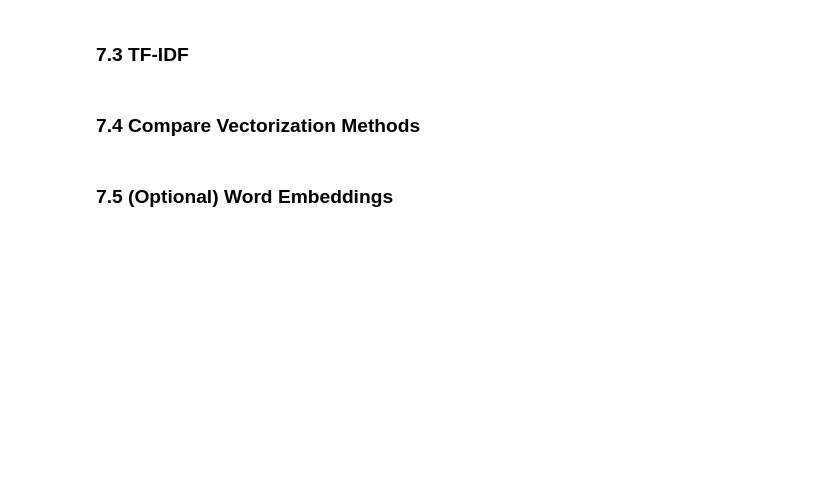
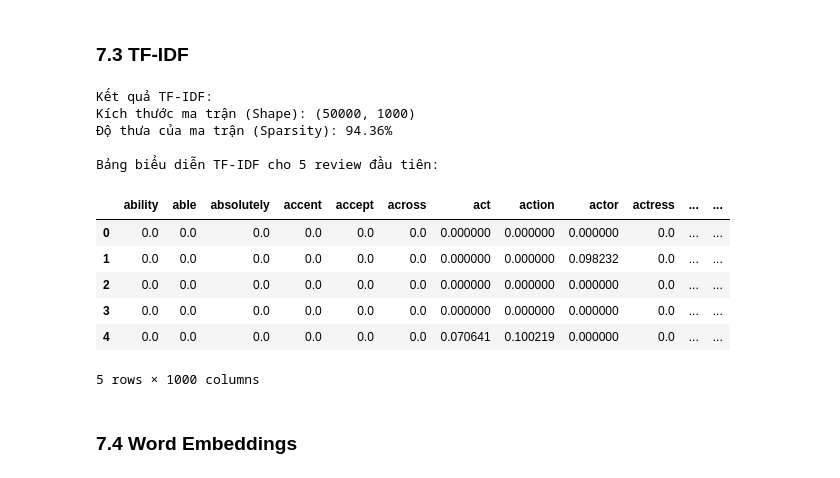
Before and after one commit to callmezuy/hcmus-data-mining--preprocessing, a Jupyter notebook: notebooks/03_text_preprocessing.ipynb, the cells around one changed output. Cells and saved outputs as stored; diff of their text form; code cells hidden in the pictures; blank space fills up the shorter version.

```diff
--- a/notebooks/03_text_preprocessing.ipynb
+++ b/notebooks/03_text_preprocessing.ipynb
@@ -440,29 +578,37 @@ for word in test_words:
 # %% [markdown]
 ### 7.3 TF-IDF
 # %%
-# Giải thích: Áp dụng TF-IDF vectorization
+tfidf_vectorizer = TfidfVectorizer(
+    max_features=1000,
+    ngram_range=(1, 2),
+    min_df=2,
+    max_df=0.8
+)
 
-# Create TF-IDF vectorizer
-# tfidf_vectorizer = TfidfVectorizer(
-#     max_features=1000,
-#     ngram_range=(1, 2),  # Unigrams and bigrams
-#     min_df=2,  # Ignore terms appearing in less than 2 documents
-#     max_df=0.8  # Ignore terms appearing in more than 80% of documents
-# )
+tfidf_matrix = tfidf_vectorizer.fit_transform(df['text_processed'])
 
-# Fit and transform
-# tfidf_matrix = tfidf_vectorizer.fit_transform(df['text_processed'])
+print("Kết quả TF-IDF:")
+print(f"Kích thước ma trận (Shape): {tfidf_matrix.shape}")
+print(f"Độ thưa của ma trận (Sparsity): {(1 - (tfidf_matrix.nnz / (tfidf_matrix.shape[0] * tfidf_matrix.shape[1])))*100:.2f}%")
 
-# print("TF-IDF:")
-# print(f"Shape: {tfidf_matrix.shape}")
-# print(f"Sparsity: {(1 - (tfidf_matrix.nnz / (tfidf_matrix.shape[0] * tfidf_matrix.shape[1])))*100:.2f}%")
-
-# Convert to DataFrame
-# tfidf_df = pd.DataFrame(
-#     tfidf_matrix.toarray(),
-#     columns=tfidf_vectorizer.get_feature_names_out()
-# )
-# print("\nSample TF-IDF representation:")
-# tfidf_df.head()
+tfidf_df = pd.DataFrame(
+    tfidf_matrix[:5].toarray(),
+    columns=tfidf_vectorizer.get_feature_names_out()
+)
+print("\nBảng biểu diễn TF-IDF cho 5 review đầu tiên:")
+display(tfidf_df.head())
+# %% [output]
+Kết quả TF-IDF:
+Kích thước ma trận (Shape): (50000, 1000)
+Độ thưa của ma trận (Sparsity): 94.36%
+
+Bảng biểu diễn TF-IDF cho 5 review đầu tiên:
+|  | ability | able | absolutely | accent | accept | across | act | action | actor | actress | ... | ... |
+| 0 | 0.0 | 0.0 | 0.0 | 0.0 | 0.0 | 0.0 | 0.000000 | 0.000000 | 0.000000 | 0.0 | ... | ... |
+| 1 | 0.0 | 0.0 | 0.0 | 0.0 | 0.0 | 0.0 | 0.000000 | 0.000000 | 0.098232 | 0.0 | ... | ... |
+| 2 | 0.0 | 0.0 | 0.0 | 0.0 | 0.0 | 0.0 | 0.000000 | 0.000000 | 0.000000 | 0.0 | ... | ... |
+| 3 | 0.0 | 0.0 | 0.0 | 0.0 | 0.0 | 0.0 | 0.000000 | 0.000000 | 0.000000 | 0.0 | ... | ... |
+| 4 | 0.0 | 0.0 | 0.0 | 0.0 | 0.0 | 0.0 | 0.070641 | 0.100219 | 0.000000 | 0.0 | ... | ... |
+5 rows × 1000 columns
 # %% [markdown]
-### 7.4 Compare Vectorization Methods
+### 7.4 Word Embeddings
@@ -514,3 +615 @@ for word in test_words:
-# %% [markdown]
-### 7.5 (Optional) Word Embeddings
 # %%
```
Also changed, not shown: parts of 71 cells of this notebook.
